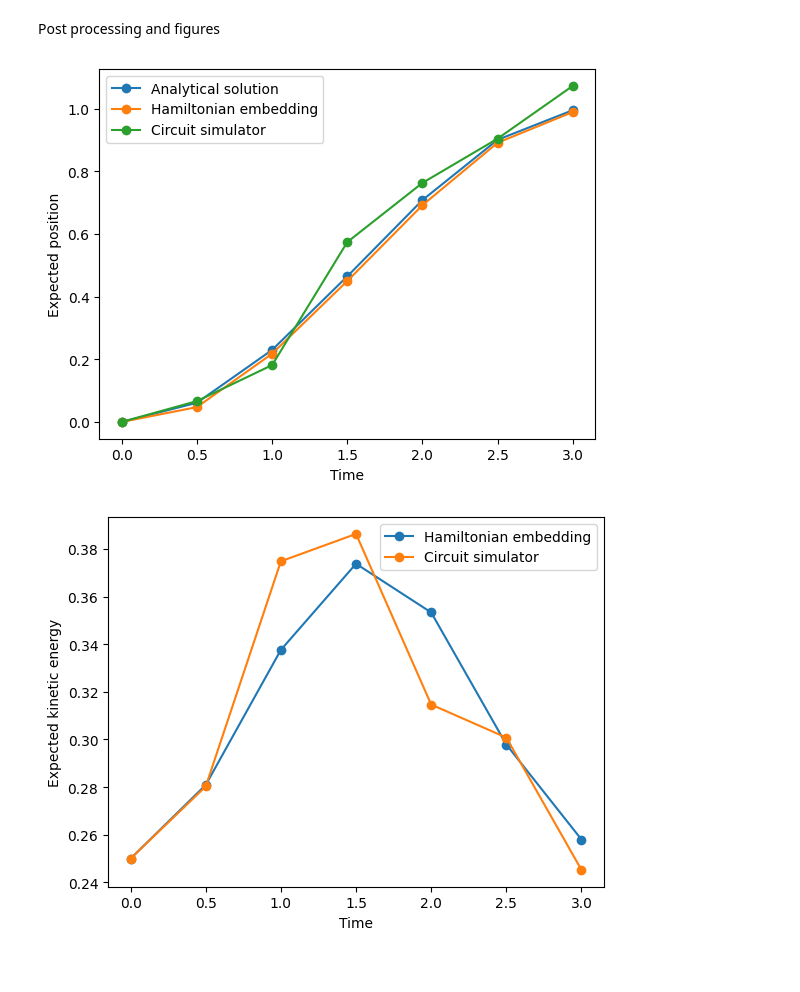
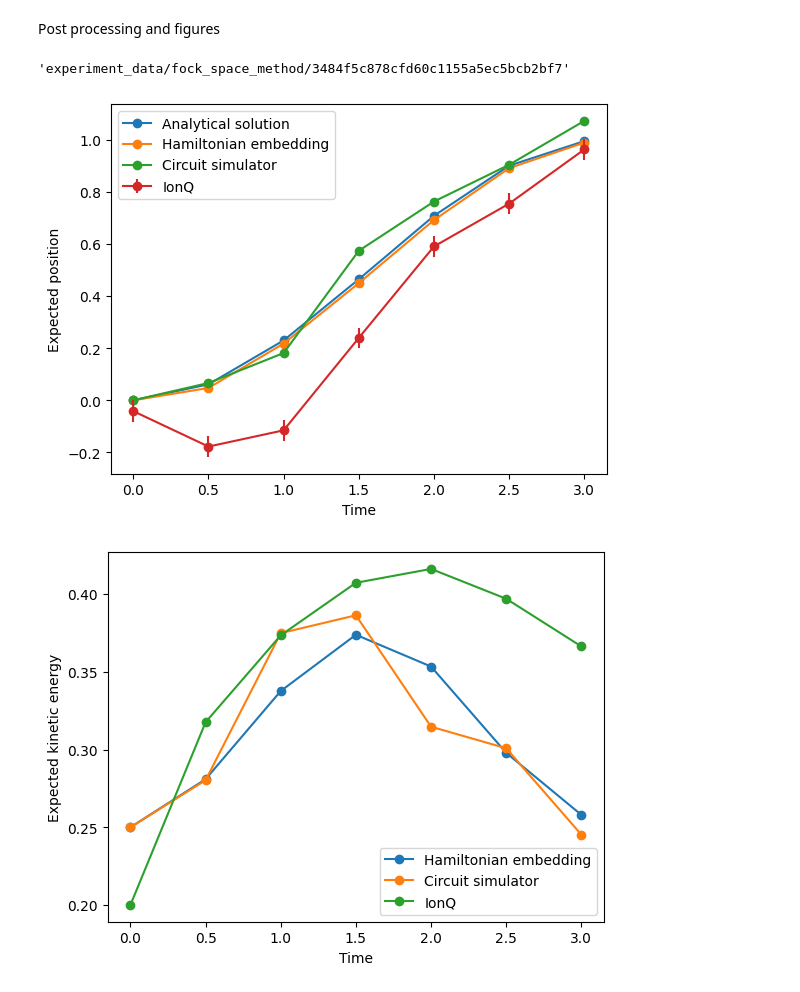
Before and after one commit to jiaqileng/hamiltonian-embedding, a Jupyter notebook: ionq_experiments.ipynb, the cells around one changed output. Saved outputs shown, nothing was run; the diff lists cells and outputs as text; code cells hidden in the pictures.

Commit message:
add kinetic energy observable

```diff
--- a/ionq_experiments.ipynb
+++ b/ionq_experiments.ipynb
@@ -3150,10 +3174,13 @@ p2_obs_vec_x *= (-0.5)
 x_obs_sim = np.zeros(num_time_points)
 p2_obs_sim = np.zeros(num_time_points)
 
+x_obs_ionq = np.zeros(num_time_points)
+p2_obs_ionq = np.zeros(num_time_points)
 # pos_observable_ionq = []
 for i in range(num_time_points):
     x_obs_sim[i] = x_obs_vec @ sim_prob_x[i]
+    x_obs_ionq[i] = x_obs_vec @ ionq_freq_x[i]
 
     p2_obs_sim[i] = p2_obs_vec_x @ sim_prob_x[i] + (p2_obs_vec_z[codewords] @ sim_prob_z[i][codewords]) / np.sum(sim_prob_z[i][codewords])
-    # pos_observable_ionq.append(x_obs_vec @ ionq_freq_x[i])
+    p2_obs_ionq[i] = p2_obs_vec_x @ ionq_freq_x[i] + (p2_obs_vec_z[codewords] @ ionq_freq_z[i][codewords]) / np.sum(ionq_freq_z[i][codewords])
 # %%
@@ -3223,22 +3254,26 @@ expected_position_analytical = (b / a) * (np.cos(np.sqrt(a) * np.linspace(0, T,
+# %%
+SAVE_DIR
+# %% [output]
+'experiment_data/fock_space_method/3484f5c878cfd60c1155a5ec5bcb2bf7'
 # %%
 
 plt.plot(np.linspace(0, T, num_time_points_ideal), expected_position_analytical, '-o', label="Analytical solution")
 plt.plot(np.linspace(0, T, num_time_points_ideal), x_obs_ham_ebd, '-o', label="Hamiltonian embedding")
 plt.plot(t_vals, x_obs_sim, '-o', label="Circuit simulator")
-# plt.errorbar(t_vals, pos_observable_ionq, pos_observable_ionq_err, fmt='-o', label="IonQ")
+plt.errorbar(t_vals, x_obs_ionq, x_obs_ionq_err, fmt='-o', label="IonQ")
 plt.ylabel("Expected position")
 plt.xlabel("Time")
 plt.legend()
 plt.show()
 # %% [output]
-[figure, old version]
+[figure, new version]
 # %%
 plt.plot(np.linspace(0, T, num_time_points_ideal), 0.5 * p2_obs_ham_ebd, '-o', label="Hamiltonian embedding")
 plt.plot(t_vals, 0.5 * p2_obs_sim, '-o', label="Circuit simulator")
-# plt.errorbar(t_vals, pos_observable_ionq, pos_observable_ionq_err, fmt='-o', label="IonQ")
+plt.plot(t_vals, 0.5 * p2_obs_ionq, '-o', label="IonQ")
 plt.ylabel("Expected kinetic energy")
 plt.xlabel("Time")
 plt.legend()
 plt.show()
 # %% [output]
-[figure, old version]
+[figure, new version]
```
Also changed, not shown: parts of 5 cells of this notebook.
